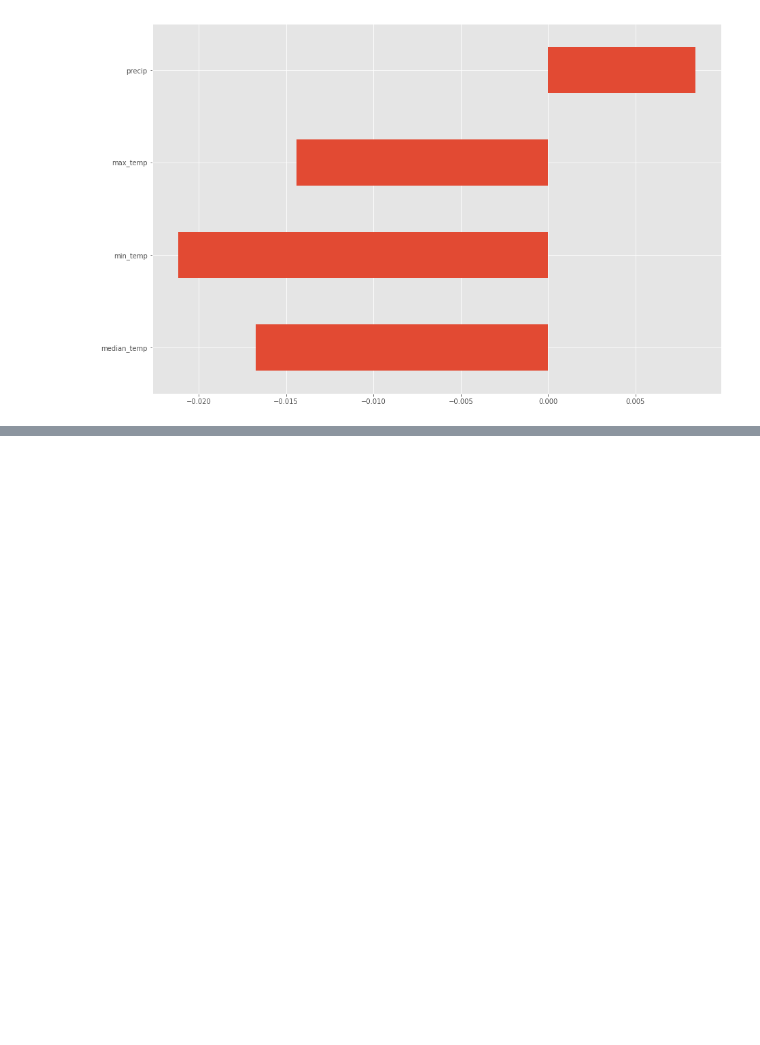
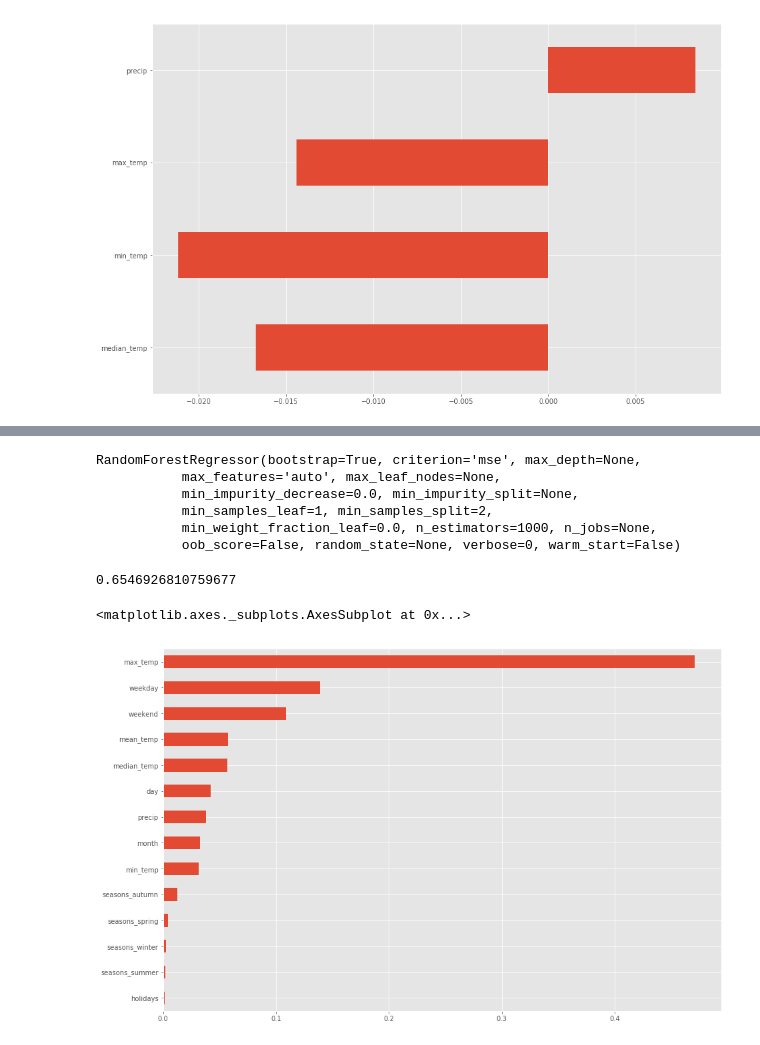
Before and after one commit to andersbogsnes/pandas_tutorial, a Jupyter notebook: 4. Putting it together.ipynb, the cells around one changed output, grey strips where cells are left out. Cells and saved outputs as stored; diff of their text form; code cells hidden in the pictures; blank space fills up the shorter version.

Commit message:
Added models
Added Randomforest to Chapter 4
Added Linear Regression to Chapter 4

```diff
--- a/4. Putting it together.ipynb
+++ b/4. Putting it together.ipynb
@@ -431,4 +468,6 @@ X = (df.set_index('date')
 # %%
-X = sm.add_constant(X)
-model = sm.OLS(y, X, hasconst=True)
+regressor_X = sm.add_constant(X)
+model = sm.OLS(y, regressor_X, hasconst=True)
 result = model.fit()
+
+result.summary()
@@ -464,0 +479,22 @@ strong multicollinearity problems or that the design matrix is singular.
+# %%
+train_x, test_x, train_y, test_y = train_test_split(X, y, random_state=42)
+# %%
+clf = RandomForestRegressor(n_estimators=1000)
+# %%
+clf.fit(train_x, train_y)
+# %% [output]
+RandomForestRegressor(bootstrap=True, criterion='mse', max_depth=None,
+           max_features='auto', max_leaf_nodes=None,
+           min_impurity_decrease=0.0, min_impurity_split=None,
+           min_samples_leaf=1, min_samples_split=2,
+           min_weight_fraction_leaf=0.0, n_estimators=1000, n_jobs=None,
+           oob_score=False, random_state=None, verbose=0, warm_start=False)
+# %%
+clf.score(test_x, test_y)
+# %% [output]
+0.6546926810759677
+# %%
+pd.Series(index=test_x.columns,  data=clf.feature_importances_).sort_values().plot.barh()
+# %% [output]
+<matplotlib.axes._subplots.AxesSubplot at 0x...>
+[figure, added]
```
Also changed, not shown: parts of 13 cells of this notebook, 2 other files.
